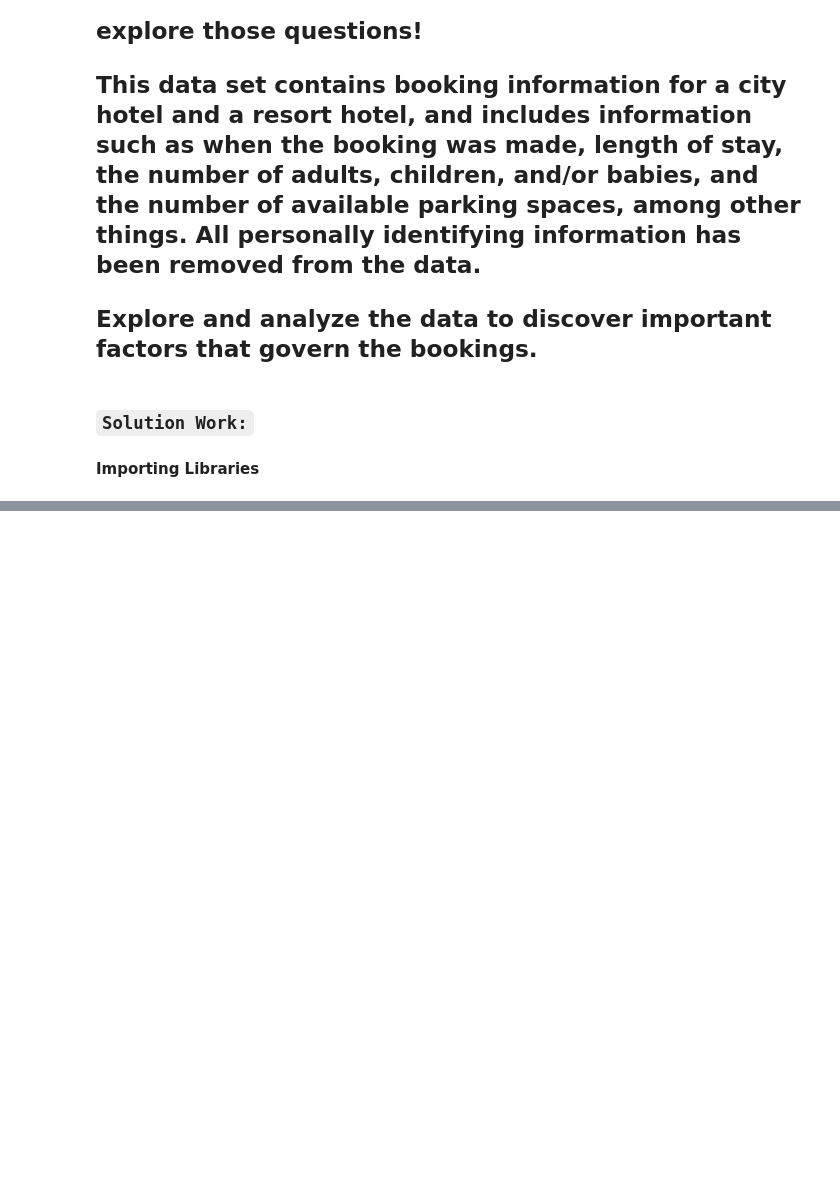
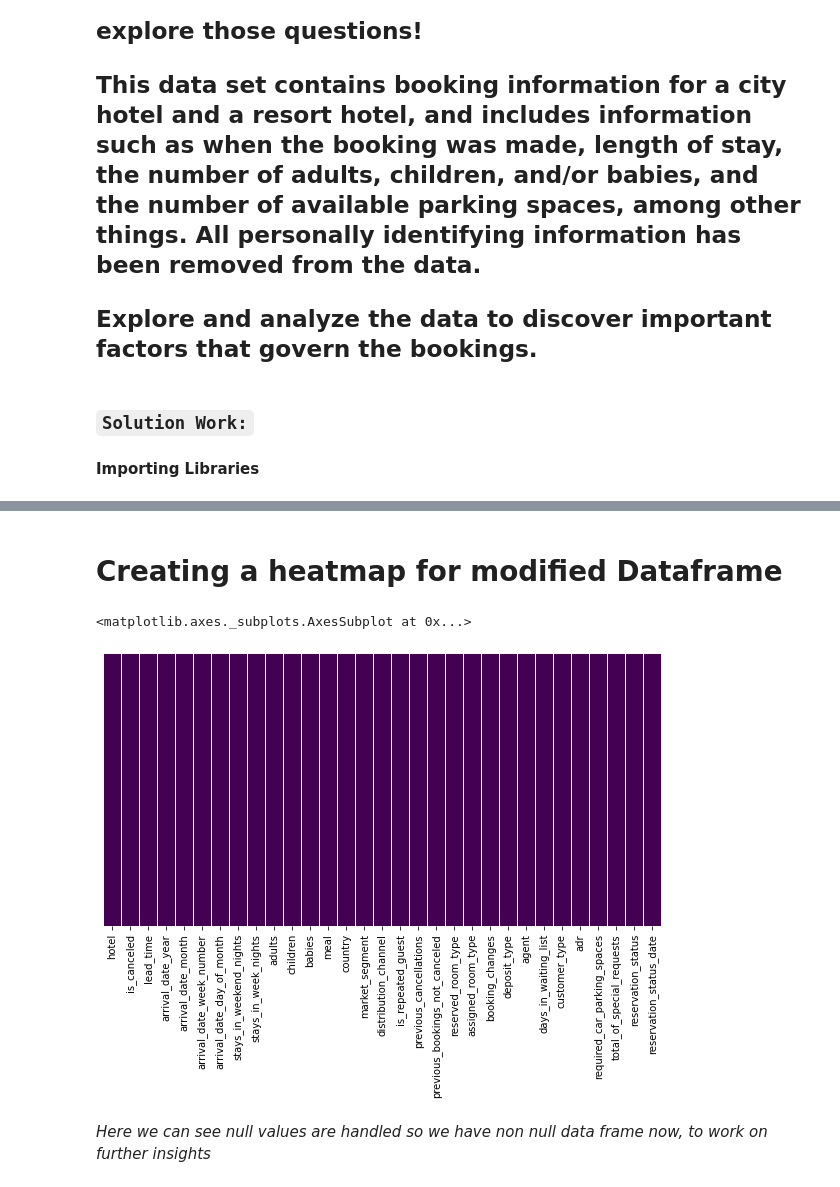
Before and after one commit to axpat/hotel_booking-EDA-notebook, a Jupyter notebook: Hotel_Booking_Analysis_Capstone_Project.ipynb, the cells around one changed output, grey strips where cells are left out. Cells and saved outputs as stored; diff of their text form; code cells hidden in the pictures; blank space fills up the shorter version.

```diff
--- a/Hotel_Booking_Analysis_Capstone_Project.ipynb
+++ b/Hotel_Booking_Analysis_Capstone_Project.ipynb
@@ -31,0 +155,9 @@ df = pd.read_csv(file_path)
+# %% [markdown]
+# Creating a heatmap for modified Dataframe
+# %%
+sns.heatmap(df.isnull(),yticklabels=False,cbar=False,cmap='viridis')
+# %% [output]
+<matplotlib.axes._subplots.AxesSubplot at 0x...>
+[figure, added]
+# %% [markdown]
+*Here we can see null values are handled so we have non null data frame now, to work on further insights*
```
Also changed, not shown: parts of 84 cells of this notebook.
